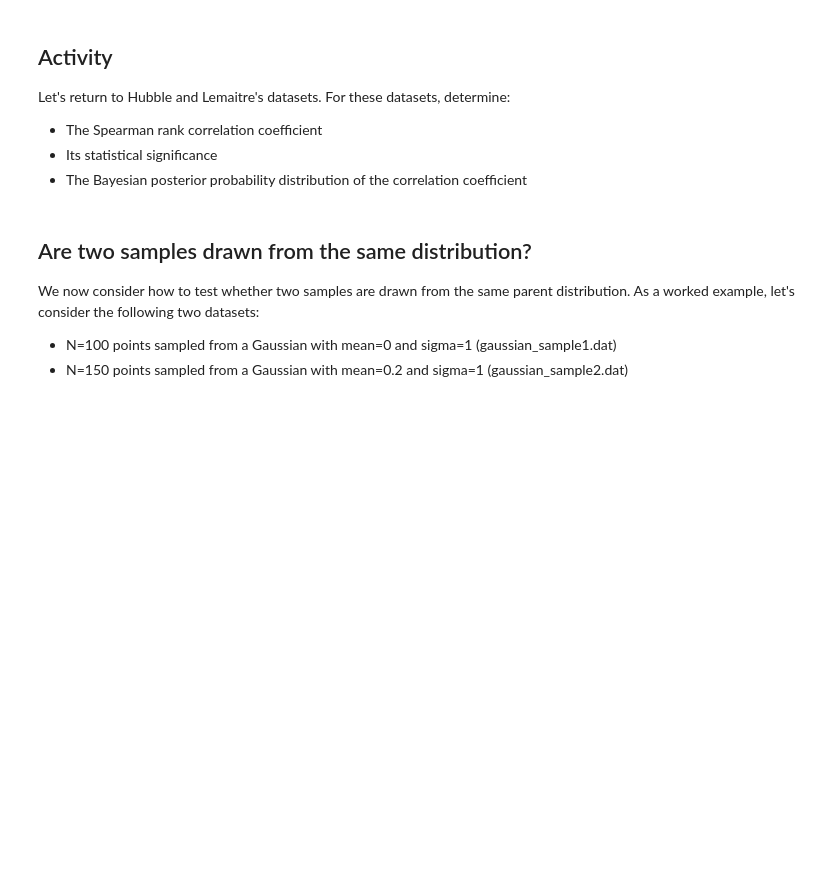
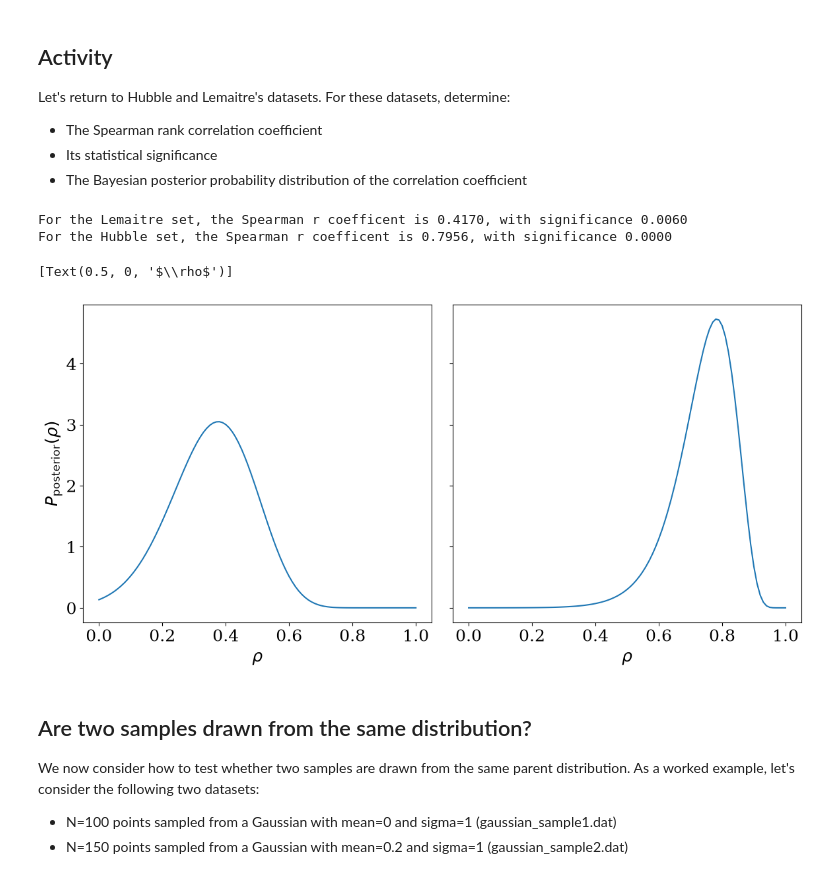
Before and after one commit to bray217/CAS_Stats_course_Sep_25, a Jupyter notebook: TO_CHANGE_Jupyter_notebooks/Notebook_Class2_CorrelationTesting.ipynb, the cells around one changed output. Saved outputs shown, nothing was run; the diff lists cells and outputs as text; code cells hidden in the pictures; blank space fills up the shorter version.

```diff
--- a/TO_CHANGE_Jupyter_notebooks/Notebook_Class2_CorrelationTesting.ipynb
+++ b/TO_CHANGE_Jupyter_notebooks/Notebook_Class2_CorrelationTesting.ipynb
@@ -198,6 +248,47 @@ Let's return to Hubble and Lemaitre's datasets.  For these datasets, determine:
 - The Spearman rank correlation coefficient
 - Its statistical significance
 - The Bayesian posterior probability distribution of the correlation coefficient
+# %%
+lemaitre_rho, lemaitre_rho_p = stats.spearmanr(lemaitreDist, lemaitreVel)
+print(f"For the Lemaitre set, the Spearman r coefficent is {lemaitre_rho:.4f}, with significance {lemaitre_rho_p:.4f}")
+
+hubble_rho, hubble_rho_p = stats.spearmanr(hubbleDist, hubbleVel)
+print(f"For the Hubble set, the Spearman r coefficent is {hubble_rho:.4f}, with significance {hubble_rho_p:.4f}")
+# %% [output]
+For the Lemaitre set, the Spearman r coefficent is 0.4170, with significance 0.0060
+For the Hubble set, the Spearman r coefficent is 0.7956, with significance 0.0000
+# %%
+
+#* Copied from above
+xmin,xmax,nx = 0.,1.,101
+x = np.linspace(xmin,xmax,nx)
+dx = (xmax-xmin)/nx
+
+
+lemaitre_t1 = (1.-x**2)**(0.5*(lemaitre_N-1))
+lemaitre_t2 = (1.-x*lemaitre_r)**(lemaitre_N-1.5)
+lemaitre_t3 = (1. + (1./(lemaitre_N-0.5))*((1.+lemaitre_r*x)/8.))
+
+lemaitre_prob_dist = (lemaitre_t1/lemaitre_t2) * lemaitre_t3
+lemaitre_prob_dist /= np.sum(lemaitre_prob_dist)*dx
+
+hubble_t1 = (1.-x**2)**(0.5*(hubble_N-1))
+hubble_t2 = (1.-x*hubble_r)**(hubble_N-1.5)
+hubble_t3 = (1. + (1./(hubble_N-0.5))*((1.+hubble_r*x)/8.))
+
+hubble_prob_dist = (hubble_t1/hubble_t2) * hubble_t3
+hubble_prob_dist /= np.sum(hubble_prob_dist)*dx
+
+fig, ax = plt.subplots(1,2, figsize=(12,6), sharex=True, sharey=True)
+
+ax[0].plot(x,lemaitre_prob_dist)
+ax[0].set(xlabel = r'$\rho$', ylabel=r'$P_{\rm posterior}(\rho)$')
+
+ax[1].plot(x,hubble_prob_dist)
+ax[1].set(xlabel = r'$\rho$')#, ylabel=r'$P_{\rm posterior}(\rho)$')
+# %% [output]
+[Text(0.5, 0, '$\\rho$')]
+[figure, added]
 # %% [markdown]
 ## Are two samples drawn from the same distribution?
 
```
Also changed, not shown: parts of 9 cells of this notebook, 1 other file.
